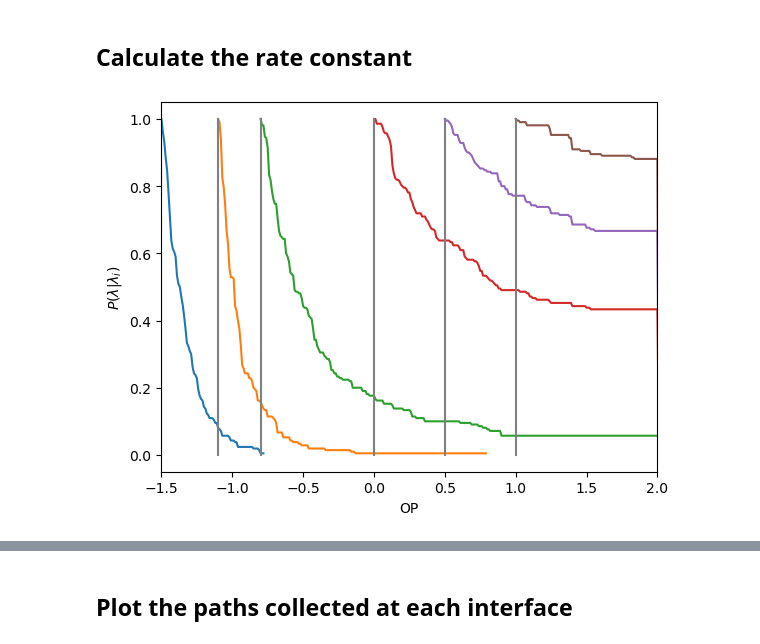
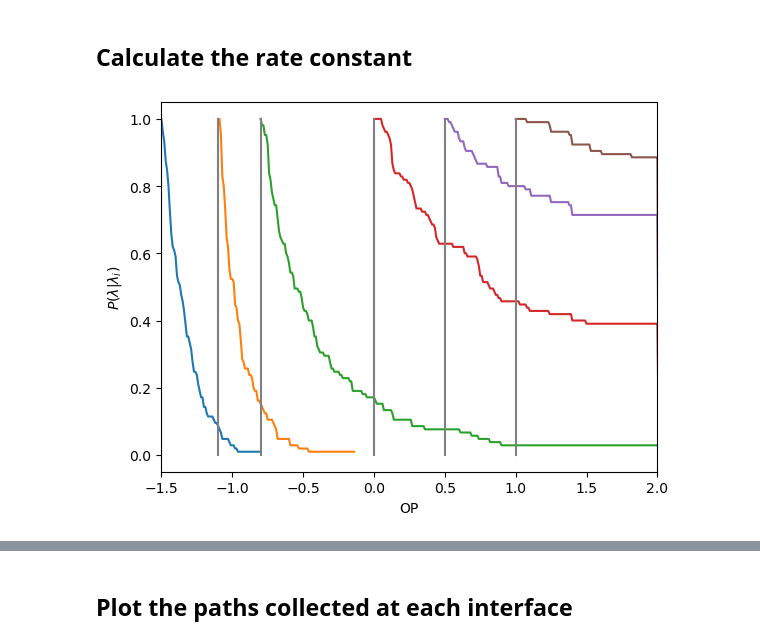
Before and after one commit to minhx010/iCoMSE-planning-spring2023, a Jupyter notebook: (RE)TIS-Code.ipynb, the cells around one changed output, grey strips where cells are left out. Drawn from its saved outputs; the diff is of its cells as text; code cells hidden in the pictures.

```diff
--- a/(RE)TIS-Code.ipynb
+++ b/(RE)TIS-Code.ipynb
@@ -829,37 +829,37 @@ counts = np.zeros((ninterfaces,max_bins))
                                                                                 # size: interfaces x max_bins
 
 for i in range(ninterfaces):
-    ndiscard = 10                                                               # this corresponds to the number of paths between each decorrelated sample/path
+    ndiscard = 20                                                               # this corresponds to the number of paths between each decorrelated sample/path
     for move in range(start,n_moves+continue_moves,ndiscard):
         val = np.max(allpaths[i][move][:,6])                                    # gets the max op of this path, tells you how far this path has travelled
         nbin = int((val-interfaces[i])/bin_width)                               # tells us how many lambdas has this path crosses
 
         for j in range(min(nbin+1,max_bins)):
             counts[i][j] += 1                                                   # adds 1 for each lambda that this path crosses
 
 # Get crossing probability histogram
 
 lambdas = [[] for i in range(ninterfaces)]
 crossingprob = [[] for i in range(ninterfaces)]
 
 for i in range(ninterfaces):
     for j in range(max_bins):
         if counts[i][j] > 0:
             lambdas[i].append(interfaces[i]+j*bin_width)                           # this tracks the lambda corresponding to the crossing probability at that lambda
             crossingprob[i].append(counts[i][j]/counts[i][0])                      # P(lambda|lambda_i), counts[i][0] is the total number of paths of that ensemble because all paths from this ensemble would have crossed that first interface
 
 # Plot the histogram
 
 for i in range(ninterfaces):
     plt.plot(lambdas[i],crossingprob[i], label='Interface {}'.format(i))
     plt.plot(np.linspace(interfaces[i],interfaces[i],10),np.linspace(0,1,10), color='grey')
     plt.xlabel('OP')
     plt.ylabel('$P(\u03BB|\u03BB_{i})$')
 # plt.legend()
 plt.xlim(interfaces[0],interfaces[-1])
 plt.show()
 # %% [output]
-[figure, old version]
+[figure, new version]
 # %%
 cross_probs = 1
 
```
Also changed, not shown: parts of 2 cells of this notebook, 2 other files.
